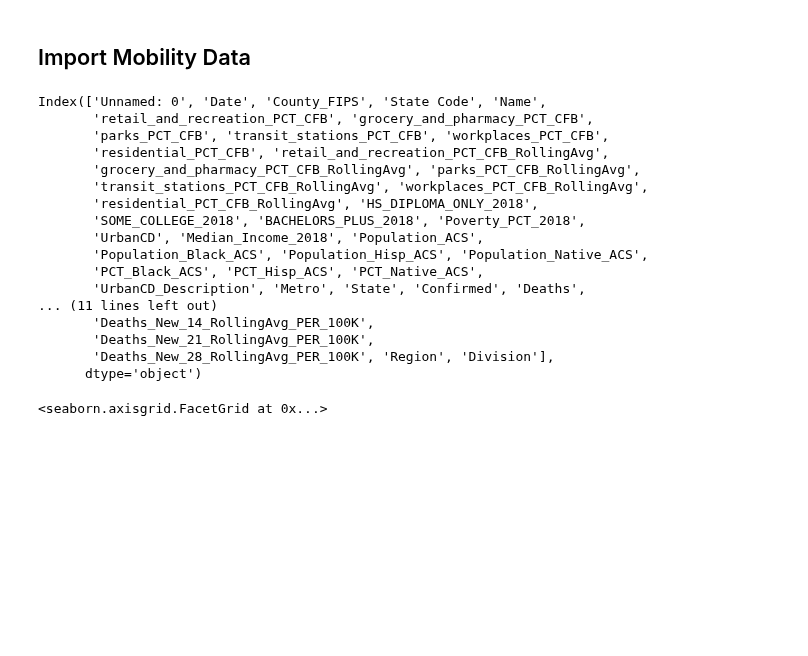
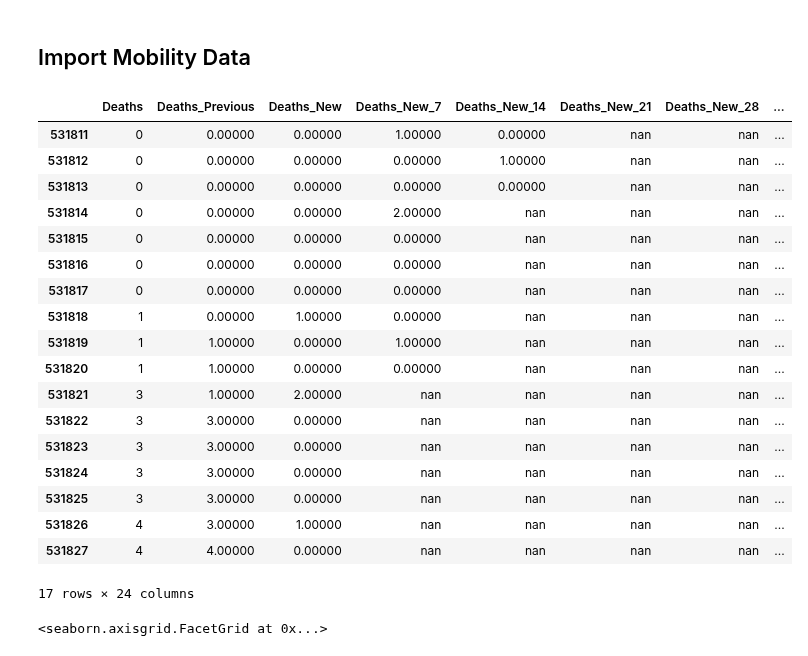
Before and after one commit to pballent/hia-covid, a Jupyter notebook: hia_covid_python_exploration/Combined_Data_Exploration.ipynb, the cells around one changed output. Cells and saved outputs as stored; diff of their text form; code cells hidden in the pictures; blank space fills up the shorter version.

```diff
--- a/hia_covid_python_exploration/Combined_Data_Exploration.ipynb
+++ b/hia_covid_python_exploration/Combined_Data_Exploration.ipynb
@@ -13,26 +13,30 @@ pd.set_option('display.float_format', lambda x: '%.5f' % x)
 combined = pd.read_csv(r"/Users/philip.ballentine/Documents/hia_covid_repo/hia_covid_data_assets/hia_covid_combined.csv", dtype={'County_FIPS': 'str'} )
 # %%
 combined.Name = combined.locationcol
-# %%
-combined.columns
-# %% [output]
-Index(['Unnamed: 0', 'Date', 'County_FIPS', 'State Code', 'Name',
-       'retail_and_recreation_PCT_CFB', 'grocery_and_pharmacy_PCT_CFB',
-       'parks_PCT_CFB', 'transit_stations_PCT_CFB', 'workplaces_PCT_CFB',
-       'residential_PCT_CFB', 'retail_and_recreation_PCT_CFB_RollingAvg',
-       'grocery_and_pharmacy_PCT_CFB_RollingAvg', 'parks_PCT_CFB_RollingAvg',
-       'transit_stations_PCT_CFB_RollingAvg', 'workplaces_PCT_CFB_RollingAvg',
-       'residential_PCT_CFB_RollingAvg', 'HS_DIPLOMA_ONLY_2018',
-       'SOME_COLLEGE_2018', 'BACHELORS_PLUS_2018', 'Poverty_PCT_2018',
-       'UrbanCD', 'Median_Income_2018', 'Population_ACS',
-       'Population_Black_ACS', 'Population_Hisp_ACS', 'Population_Native_ACS',
-       'PCT_Black_ACS', 'PCT_Hisp_ACS', 'PCT_Native_ACS',
-       'UrbanCD_Description', 'Metro', 'State', 'Confirmed', 'Deaths',
-... (11 lines left out)
-       'Deaths_New_14_RollingAvg_PER_100K',
-       'Deaths_New_21_RollingAvg_PER_100K',
-       'Deaths_New_28_RollingAvg_PER_100K', 'Region', 'Division'],
-      dtype='object')
+# %%
+colsub = [i for i in combined.columns if "Death" in i]
+# %%
+combined[(combined.Date > '2020-11-15') & (combined.Name.str.contains("Garfield")) & (combined.Name.str.contains("Nebrask"))][colsub]
+# %% [output]
+|  | Deaths | Deaths_Previous | Deaths_New | Deaths_New_7 | Deaths_New_14 | Deaths_New_21 | Deaths_New_28 | ... |
+| 531811 | 0 | 0.00000 | 0.00000 | 1.00000 | 0.00000 | nan | nan | ... |
+| 531812 | 0 | 0.00000 | 0.00000 | 0.00000 | 1.00000 | nan | nan | ... |
+| 531813 | 0 | 0.00000 | 0.00000 | 0.00000 | 0.00000 | nan | nan | ... |
+| 531814 | 0 | 0.00000 | 0.00000 | 2.00000 | nan | nan | nan | ... |
+| 531815 | 0 | 0.00000 | 0.00000 | 0.00000 | nan | nan | nan | ... |
+| 531816 | 0 | 0.00000 | 0.00000 | 0.00000 | nan | nan | nan | ... |
+| 531817 | 0 | 0.00000 | 0.00000 | 0.00000 | nan | nan | nan | ... |
+| 531818 | 1 | 0.00000 | 1.00000 | 0.00000 | nan | nan | nan | ... |
+| 531819 | 1 | 1.00000 | 0.00000 | 1.00000 | nan | nan | nan | ... |
+| 531820 | 1 | 1.00000 | 0.00000 | 0.00000 | nan | nan | nan | ... |
+| 531821 | 3 | 1.00000 | 2.00000 | nan | nan | nan | nan | ... |
+| 531822 | 3 | 3.00000 | 0.00000 | nan | nan | nan | nan | ... |
+| 531823 | 3 | 3.00000 | 0.00000 | nan | nan | nan | nan | ... |
+| 531824 | 3 | 3.00000 | 0.00000 | nan | nan | nan | nan | ... |
+| 531825 | 3 | 3.00000 | 0.00000 | nan | nan | nan | nan | ... |
+| 531826 | 4 | 3.00000 | 1.00000 | nan | nan | nan | nan | ... |
+| 531827 | 4 | 4.00000 | 0.00000 | nan | nan | nan | nan | ... |
+17 rows × 24 columns
 # %%
 sns.displot(combined.Date, height=4, aspect=2.6)
 # %% [output]
```
Also changed, not shown: 3 other files.
